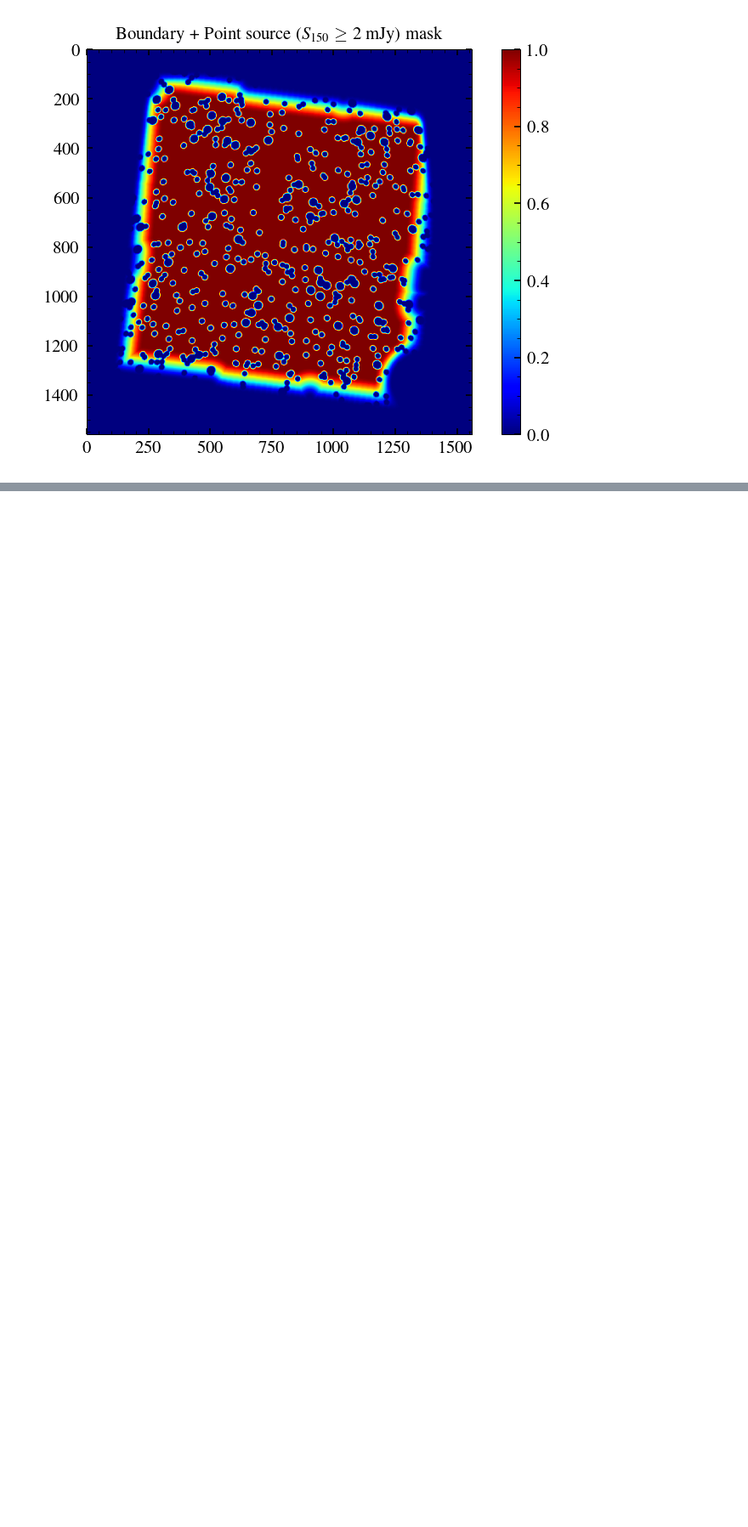
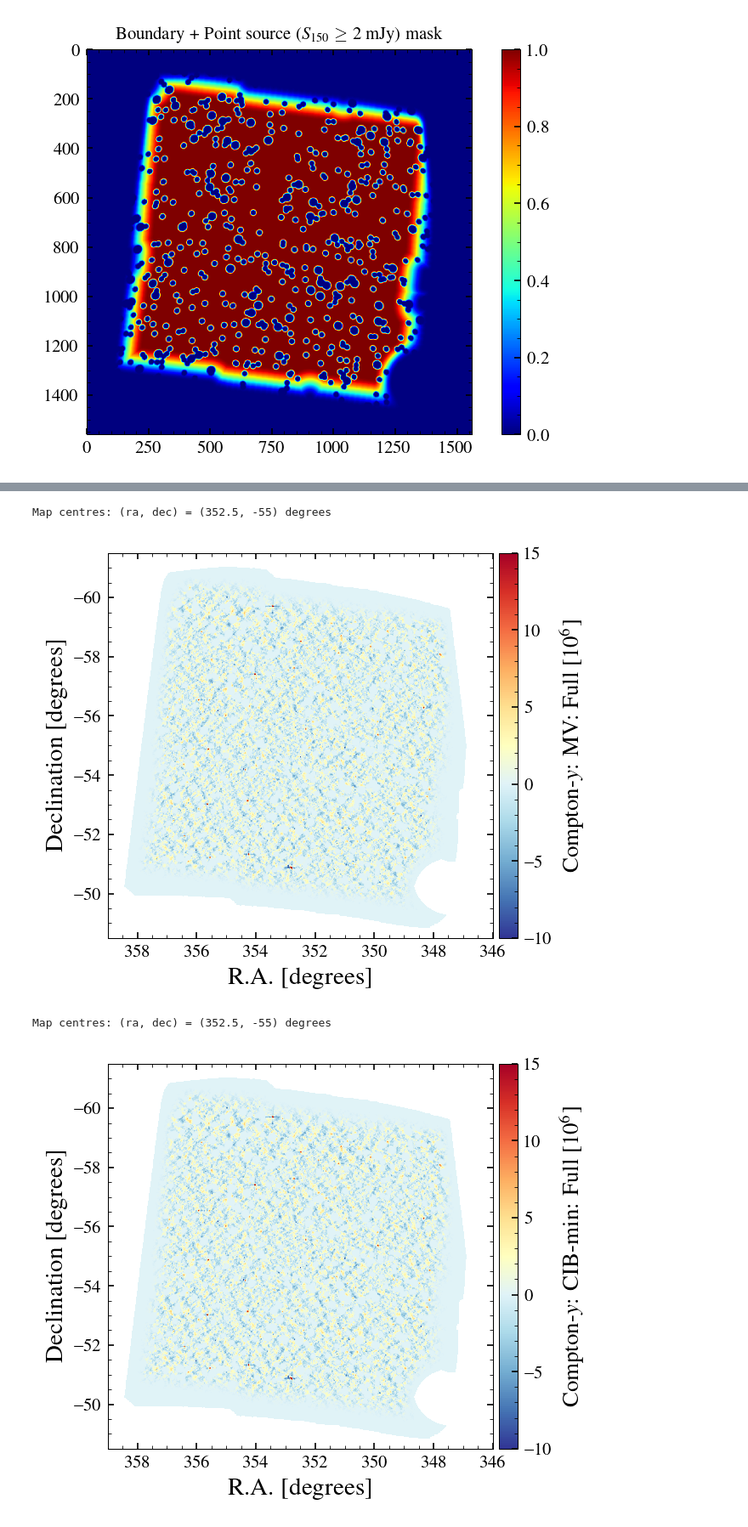
Before and after one commit to sriniraghunathan/tSZ_2pt_SPT_SPIRE, a Jupyter notebook: read_maps_masks_bandpowers_cov.ipynb, the cells around one changed output, grey strips where cells are left out. Shown at 85% size. Cells and saved outputs as stored; diff of their text form; code cells hidden in the pictures; blank space fills up the shorter version.

Commit message:
More data products

```diff
--- a/read_maps_masks_bandpowers_cov.ipynb
+++ b/read_maps_masks_bandpowers_cov.ipynb
@@ -142,18 +146,18 @@ show()
 ### ########################################################################
 # %%
 map_folder = 'publish/maps_and_masks/'
-spt_100d_yy_mask_dict_fname = '%s/masks.npy' %(map_folder)
-spt_100d_yy_mask_dict = np.load( spt_100d_yy_mask_dict_fname, allow_pickle = True ).item()
+spt_100d_y_mask_dict_fname = '%s/masks.npy' %(map_folder)
+spt_100d_y_mask_dict = np.load( spt_100d_y_mask_dict_fname, allow_pickle = True ).item()
 
-spt_100d_yy_boundary_mask = spt_100d_yy_mask_dict['apod_mask']
-spt_100d_yy_boundary_plus_source_mask = spt_100d_yy_mask_dict['mask']
+spt_100d_y_boundary_mask = spt_100d_y_mask_dict['apod_mask']
+spt_100d_y_boundary_plus_source_mask = spt_100d_y_mask_dict['mask']
 
 if show_plot:
-    imshow(spt_100d_yy_boundary_mask); colorbar();
+    imshow(spt_100d_y_boundary_mask); colorbar();
     title(r'SPT + {\it Herschel}-SPIRE: Boundary mask', fontsize = 10 );
     show()
 
-    imshow(spt_100d_yy_boundary_plus_source_mask); colorbar();
+    imshow(spt_100d_y_boundary_plus_source_mask); colorbar();
     title(r'Boundary + Point source ($S_{150} \ge $ 2 mJy) mask ', fontsize = 10 );
     show()
 # %% [output]
@@ -161,0 +180,56 @@ if show_plot:
+# %%
+from astropy.io import fits
+map_folder = 'publish/maps_and_masks/'
+ilc_name_dict = {'mv': r'MV', 'cibfree': r'CIB-min'}
+data_splits_name_dict = {'full': r'Full', 'half1': r'Half1', 'half2': r'Half2'}
+
+reqd_ilc_name_arr = ['mv', 'cibfree']
+
+for reqd_ilc_name in reqd_ilc_name_arr:
+    reqd_full_half_iden = 'full'
+
+    assert reqd_ilc_name in ilc_name_dict #['mv', 'cibfree']
+    assert reqd_full_half_iden in data_splits_name_dict #['full', 'half1', 'half2']
+
+    #read map
+    spt_100d_y_map_fname = '%s/y%s_%s_proj0.fits' %(map_folder, reqd_ilc_name, reqd_full_half_iden)
+    spt_100d_y_map_rec = fits.open( spt_100d_y_map_fname )
+    spt_100d_y_map = spt_100d_y_map_rec[1].data
+
+    #mapspecs
+    ra0, dec0 = spt_100d_y_map_rec[1].header['ALPHA0'], spt_100d_y_map_rec[1].header['DELTA0']
+    map_resol_degrees = spt_100d_y_map_rec[1].header['CDELT1']
+    #map_resol_arcmins = map_resol_degrees * 60.
+    print('Map centres: (ra, dec) = (%g, %g) degrees' %(ra0, dec0))
+    ny, nx = spt_100d_y_map.shape
+    boxsize_degrees = ny * map_resol_degrees
+
+    #get masks
+    spt_100d_y_mask_dict_fname = '%s/masks.npy' %(map_folder)
+    spt_100d_y_mask_dict = np.load( spt_100d_y_mask_dict_fname, allow_pickle = True ).item()
+    spt_100d_y_boundary_mask = spt_100d_y_mask_dict['apod_mask']
+
+
+    if show_plot:
+        clf()
+        fsval = 14
+        x1, x2 = ra0-boxsize_degrees/2, ra0+boxsize_degrees/2
+        y1, y2 = dec0-boxsize_degrees/2, dec0+boxsize_degrees/2
+        extent = [x1, x2, y1, y2]
+        spt_100d_y_map[spt_100d_y_boundary_mask == 0] = None
+        cmap = cm.RdYlBu_r
+        vmin, vmax = -10., 15.
+        scalefac = 1e6
+        imshow(spt_100d_y_map * scalefac, cmap = cmap, extent = extent, vmin = vmin, vmax = vmax);
+        cbar = colorbar(pad = 0.01);
+        cbar.set_label(r'Compton-$y$: %s: %s [$10^{%g}$]'
+                       %(ilc_name_dict[reqd_ilc_name], data_splits_name_dict[reqd_full_half_iden], np.log10(scalefac)),
+                        fontsize = fsval-1, )
+        xlabel(r'R.A. [degrees]', fontsize = fsval)
+        ylabel(r'Declination [degrees]', fontsize = fsval)
+        show()
+# %% [output]
+Map centres: (ra, dec) = (352.5, -55) degrees
+[figure, added]
+Map centres: (ra, dec) = (352.5, -55) degrees
+[figure, added]
```
Also changed, not shown: parts of 3 cells of this notebook, 9 other files.
